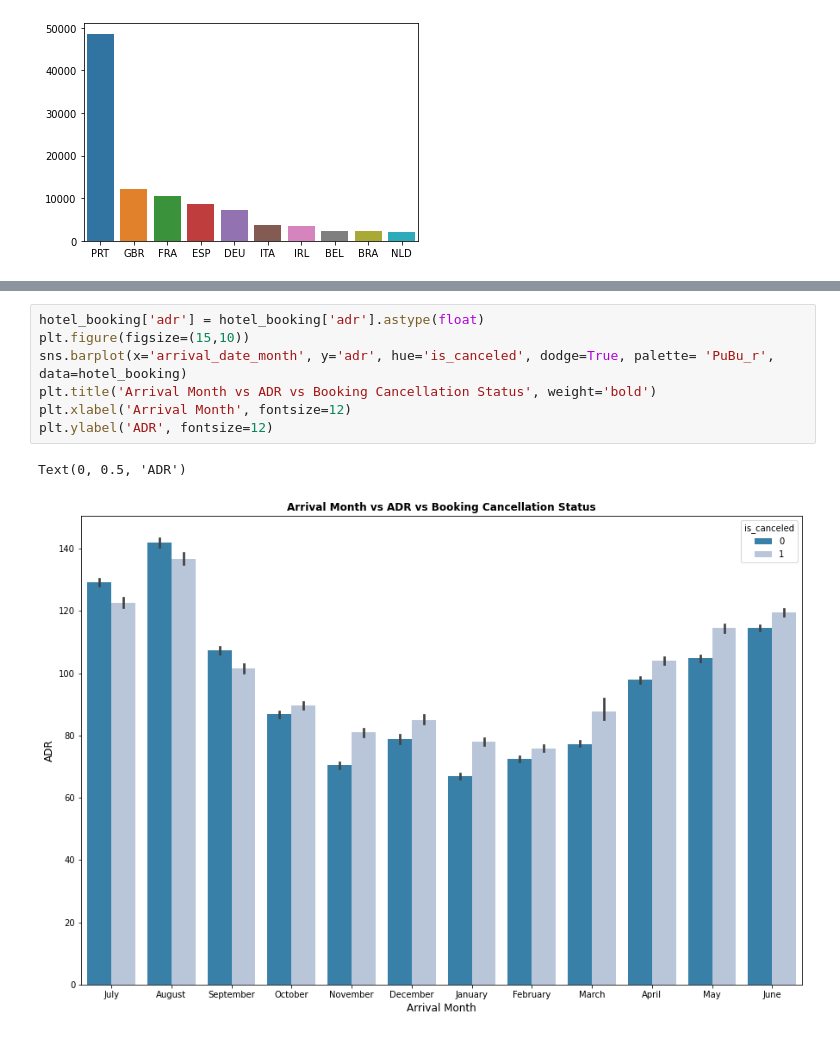
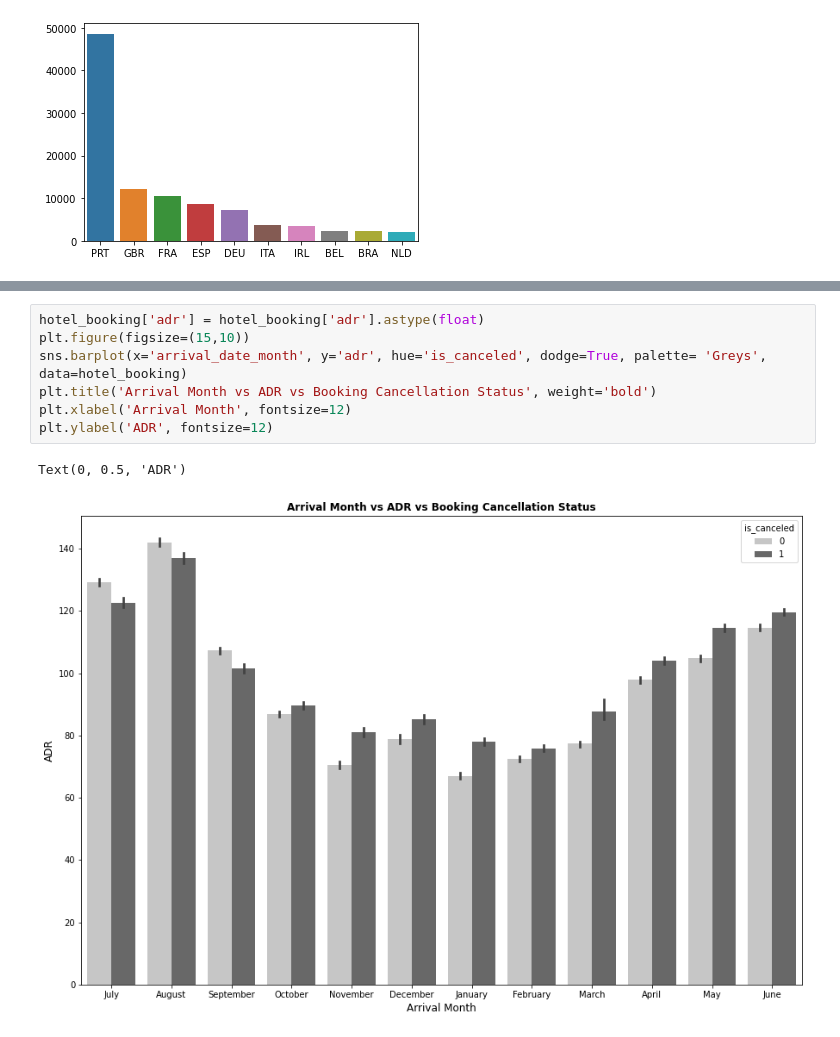
Before and after one commit to UjjwalSharma26/Capstone_EDA, a Jupyter notebook: Ujjwal's_Hotel_Booking_Analysis_Capstone_Project.ipynb, the cells around one changed output, grey strips where cells are left out. Drawn from its saved outputs; the diff is of its cells as text.

```diff
--- a/Ujjwal's_Hotel_Booking_Analysis_Capstone_Project.ipynb
+++ b/Ujjwal's_Hotel_Booking_Analysis_Capstone_Project.ipynb
@@ -162,12 +148,12 @@ NameError: ignored
 # %%
 hotel_booking['adr'] = hotel_booking['adr'].astype(float)
 plt.figure(figsize=(15,10))
-sns.barplot(x='arrival_date_month', y='adr', hue='is_canceled', dodge=True, palette= 'PuBu_r', data=hotel_booking)
+sns.barplot(x='arrival_date_month', y='adr', hue='is_canceled', dodge=True, palette= 'Greys', data=hotel_booking)
 plt.title('Arrival Month vs ADR vs Booking Cancellation Status', weight='bold')
 plt.xlabel('Arrival Month', fontsize=12)
 plt.ylabel('ADR', fontsize=12)
 # %% [output]
 Text(0, 0.5, 'ADR')
-[figure, old version]
+[figure, new version]
 # %%
 hotel_booking['assigned_room_type'].unique()
```
Also changed, not shown: parts of 8 cells of this notebook.
